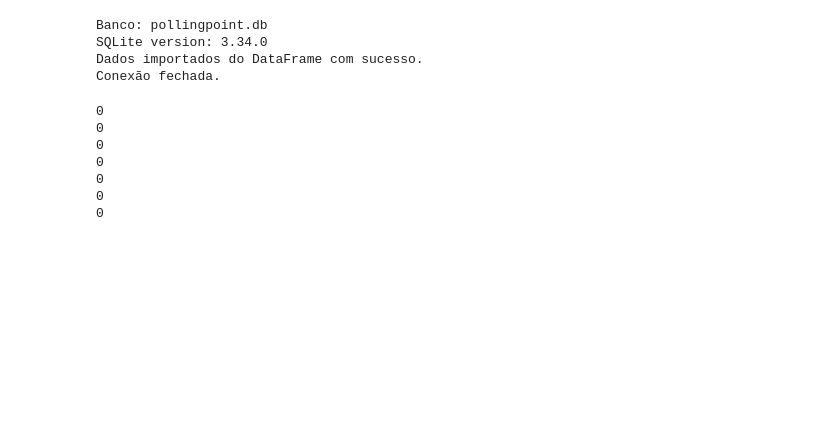
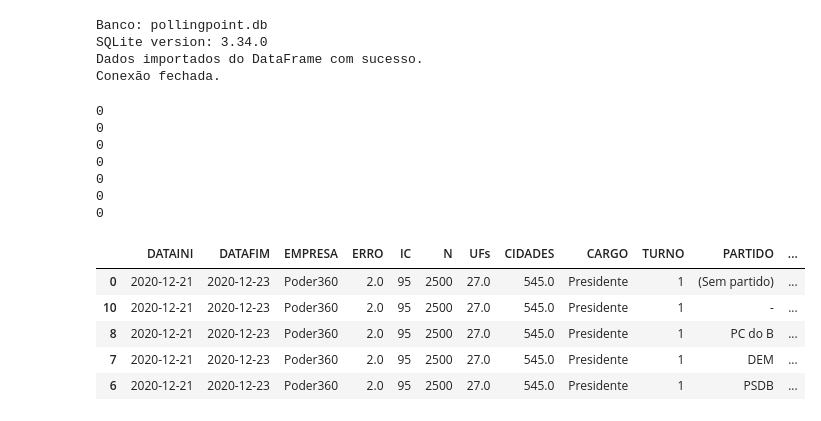
Before and after one commit to dmarcelinobr/pollingland, a Jupyter notebook: populate_bd_v1.ipynb, the cells around one changed output. Cells and saved outputs as stored; diff of their text form; code cells hidden in the pictures; blank space fills up the shorter version.

```diff
--- a/populate_bd_v1.ipynb
+++ b/populate_bd_v1.ipynb
@@ -371,3 +212,16 @@ print(df_sub['modo'].isna().sum())
 0
 # %%
 inserir_um_registro
+# %%
+df_int = pd.read_csv("~/Aprovacao/dados/Intencao.csv")
+
+df_int.sort_values('DATAFIM', inplace=True)
+
+df_int.head()
+# %% [output]
+|  | DATAINI | DATAFIM | EMPRESA | ERRO | IC | N | UFs | CIDADES | CARGO | TURNO | PARTIDO | ... |
+| 0 | 2020-12-21 | 2020-12-23 | Poder360 | 2.0 | 95 | 2500 | 27.0 | 545.0 | Presidente | 1 | (Sem partido) | ... |
+| 10 | 2020-12-21 | 2020-12-23 | Poder360 | 2.0 | 95 | 2500 | 27.0 | 545.0 | Presidente | 1 | - | ... |
+| 8 | 2020-12-21 | 2020-12-23 | Poder360 | 2.0 | 95 | 2500 | 27.0 | 545.0 | Presidente | 1 | PC do B | ... |
+| 7 | 2020-12-21 | 2020-12-23 | Poder360 | 2.0 | 95 | 2500 | 27.0 | 545.0 | Presidente | 1 | DEM | ... |
+| 6 | 2020-12-21 | 2020-12-23 | Poder360 | 2.0 | 95 | 2500 | 27.0 | 545.0 | Presidente | 1 | PSDB | ... |
```
Also changed, not shown: parts of 31 cells of this notebook, 5 other files.
